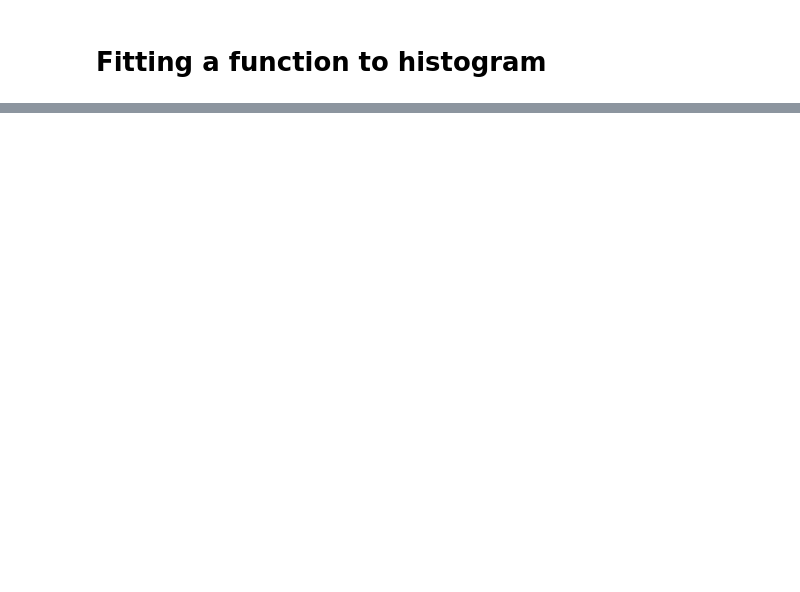
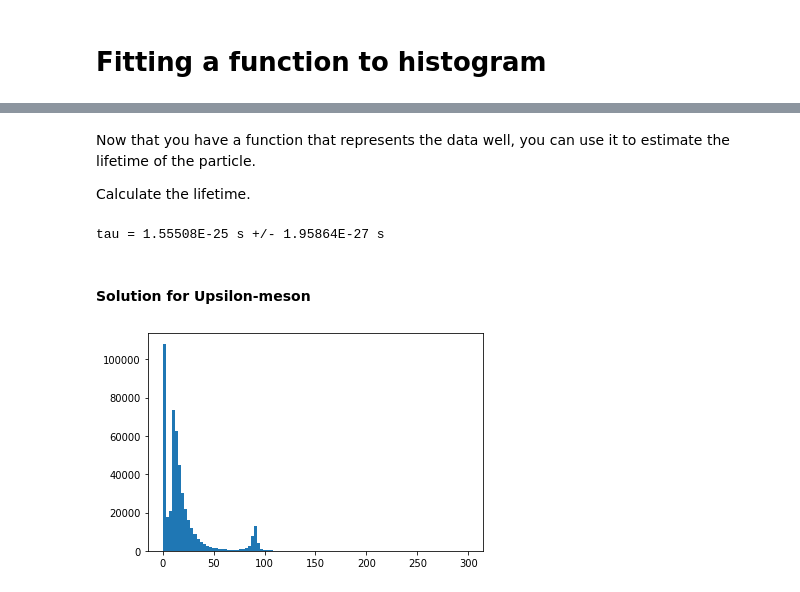
Before and after one commit to mlotti/Hitu_2020, a Jupyter notebook: Notebooks/Week3/Exercise_3_sol.ipynb, the cells around one changed output, grey strips where cells are left out. Cells and saved outputs as stored; diff of their text form; code cells hidden in the pictures; blank space fills up the shorter version.

```diff
--- a/Notebooks/Week3/Exercise_3_sol.ipynb
+++ b/Notebooks/Week3/Exercise_3_sol.ipynb
@@ -134,0 +143,34 @@ Once you have the optimized parameters, plot the distribution and your histogram
+# %% [markdown]
+Now that you have a function that represents the data well, you can use it to estimate the lifetime of the particle.
+
+Calculate the lifetime.
+# %%
+# solution
+
+def lifetime(decayWidth):
+    hbar = 6.582119569e-16/1e9 # GeV*s
+    return hbar/decayWidth
+
+gamma = best[0]
+errgamma = errors[0]
+tau = lifetime(gamma)
+tauminus = lifetime(gamma-errgamma)
+tauplus = lifetime(gamma+errgamma)
+error = max(tauminus-tau,tau-tauplus)
+print("tau = {0:.5E} s +/- {1:.5E} s".format(tau,error))
+# %% [output]
+tau = 1.55508E-25 s +/- 1.95864E-27 s
+# %% [markdown]
+#### Solution for Upsilon-meson
+# %%
+import pandas as pd
+import numpy as np
+import matplotlib.pyplot as plt
+from scipy.optimize import curve_fit
+
+nbins = 100
+data = pd.read_csv("DoubleMuRun2011A.csv")
+heights, bins, patches = plt.hist(data.M, bins=nbins)
+plt.show()
+# %% [output]
+[figure, added]
```
Also changed, not shown: parts of 39 cells of this notebook, 2 other files.
